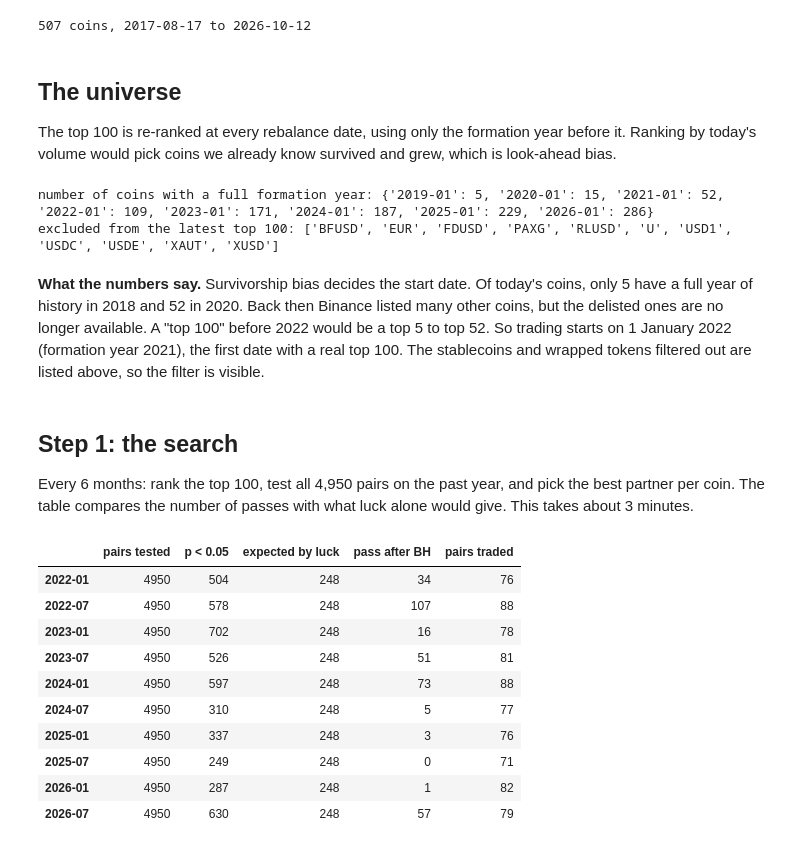
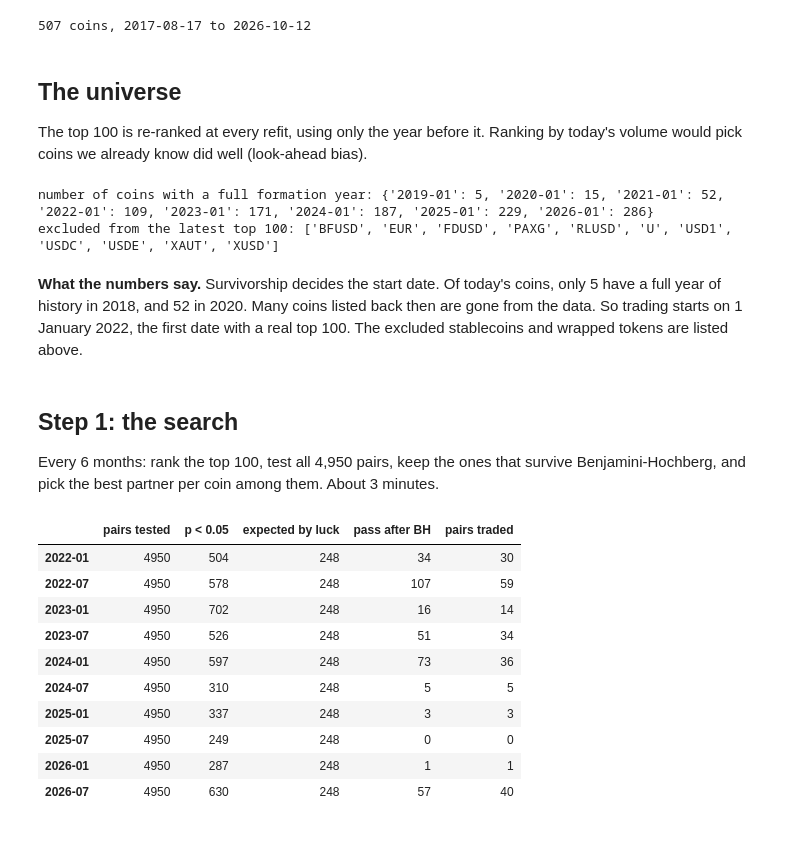
Before and after one commit to Christopher257/Crypto-cointegration-arbitrage, a Jupyter notebook: crypto_stat_arb.ipynb, the cells around one changed output. Cells and saved outputs as stored; diff of their text form; code cells hidden in the pictures.

```diff
--- a/crypto_stat_arb.ipynb
+++ b/crypto_stat_arb.ipynb
@@ -194,9 +206,8 @@ print(f"{px.shape[1]} coins, {px.index.min():%Y-%m-%d} to {px.index.max():%Y-%m-
 # %% [markdown]
 ## The universe
 
-The top 100 is re-ranked at every rebalance date, using only the formation year before it.
-Ranking by today's volume would pick coins we already know survived and grew, which is
-look-ahead bias.
+The top 100 is re-ranked at every refit, using only the year before it. Ranking by today's
+volume would pick coins we already know did well (look-ahead bias).
 # %%
 STABLE = {"USDC", "BUSD", "TUSD", "FDUSD", "DAI", "USDP", "PAX", "UST", "USDE", "XUSD", "USD1", "PYUSD",
           "RLUSD", "BFUSD", "AEUR", "EUR", "EURI", "GBP", "AUD", "TRY", "BRL", "SUSD", "U"}
@@ -224,17 +235,15 @@ print("excluded from the latest top 100:", sorted(excluded))
 number of coins with a full formation year: {'2019-01': 5, '2020-01': 15, '2021-01': 52, '2022-01': 109, '2023-01': 171, '2024-01': 187, '2025-01': 229, '2026-01': 286}
 excluded from the latest top 100: ['BFUSD', 'EUR', 'FDUSD', 'PAXG', 'RLUSD', 'U', 'USD1', 'USDC', 'USDE', 'XAUT', 'XUSD']
 # %% [markdown]
-**What the numbers say.** Survivorship bias decides the start date. Of today's coins, only 5
-have a full year of history in 2018 and 52 in 2020. Back then Binance listed many other
-coins, but the delisted ones are no longer available. A "top 100" before 2022 would be a top 5
-to top 52. So trading starts on 1 January 2022 (formation year 2021), the first date with a
-real top 100. The stablecoins and wrapped tokens filtered out are listed above, so the filter is visible.
+**What the numbers say.** Survivorship decides the start date. Of today's coins, only 5 have
+a full year of history in 2018, and 52 in 2020. Many coins listed back then are gone from the
+data. So trading starts on 1 January 2022, the first date with a real top 100. The excluded
+stablecoins and wrapped tokens are listed above.
 # %% [markdown]
 ## Step 1: the search
 
-Every 6 months: rank the top 100, test all 4,950 pairs on the past year, and pick the best
-partner per coin. The table compares the number of passes with what luck alone would give.
-This takes about 3 minutes.
+Every 6 months: rank the top 100, test all 4,950 pairs, keep the ones that survive
+Benjamini-Hochberg, and pick the best partner per coin among them. About 3 minutes.
 # %%
 def test_pairs(coins, start):
     """Engle-Granger cointegration test of every pair of coins over the formation year."""
@@ -244,50 +253,56 @@ def test_pairs(coins, start):
         both = logp[[y, x]].dropna()
         stat, p, _ = coint(both[y], both[x])
         rows.append((y, x, stat, p))
     return pd.DataFrame(rows, columns=["y", "x", "stat", "p"])
 
 
 def pick_pairs(tests):
-    """For each coin, its partner with the most negative test statistic, if p < ALPHA."""
-    passed = tests[tests["p"] < ALPHA]
+    """For each coin, its partner with the most negative test statistic, among the pairs that pass BH."""
+    passed = tests.nsmallest(bh_passes(tests["p"]), "p")
     best = set()
     for coin in set(passed["y"]) | set(passed["x"]):
         mine = passed[(passed["y"] == coin) | (passed["x"] == coin)]
         best.add(tuple(mine.loc[mine["stat"].idxmin(), ["y", "x"]]))
     return sorted(best)
 
 
 def bh_passes(p):
     """Number of tests that pass Benjamini-Hochberg at ALPHA (false discovery rate)."""
     p = np.sort(p)
     ok = np.nonzero(p <= ALPHA * np.arange(1, len(p) + 1) / len(p))[0]
     return ok[-1] + 1 if len(ok) else 0
 
 
-periods = []
-for start in starts:
-    end = min(start + REBALANCE - pd.Timedelta(days=1), px.index[-1])
-    coins = top_coins(start)
-    tests = test_pairs(coins, start)
-    periods.append({"start": start, "end": end, "coins": coins, "tests": tests, "pairs": pick_pairs(tests)})
+def search():
+    """Every 6 months: rank the top 100, test all their pairs, keep the best partner per coin."""
+    periods = []
+    for start in starts:
+        end = min(start + REBALANCE - pd.Timedelta(days=1), px.index[-1])
+        coins = top_coins(start)
+        tests = test_pairs(coins, start)
+        periods.append({"start": start, "end": end, "coins": coins, "tests": tests, "pairs": pick_pairs(tests)})
+    return periods
 
-search = pd.DataFrame([{
+
+periods = search()
+
+search_table = pd.DataFrame([{
     "pairs tested": len(p["tests"]),
     "p < 0.05": (p["tests"]["p"] < ALPHA).sum(),
     "expected by luck": round(ALPHA * len(p["tests"])),
     "pass after BH": bh_passes(p["tests"]["p"]),
     "pairs traded": len(p["pairs"]),
 } for p in periods], index=[f"{p['start']:%Y-%m}" for p in periods])
-search
+search_table
 # %% [output]
 |  | pairs tested | p < 0.05 | expected by luck | pass after BH | pairs traded |
-| 2022-01 | 4950 | 504 | 248 | 34 | 76 |
-| 2022-07 | 4950 | 578 | 248 | 107 | 88 |
-| 2023-01 | 4950 | 702 | 248 | 16 | 78 |
-| 2023-07 | 4950 | 526 | 248 | 51 | 81 |
-| 2024-01 | 4950 | 597 | 248 | 73 | 88 |
-| 2024-07 | 4950 | 310 | 248 | 5 | 77 |
-| 2025-01 | 4950 | 337 | 248 | 3 | 76 |
-| 2025-07 | 4950 | 249 | 248 | 0 | 71 |
-| 2026-01 | 4950 | 287 | 248 | 1 | 82 |
-| 2026-07 | 4950 | 630 | 248 | 57 | 79 |
+| 2022-01 | 4950 | 504 | 248 | 34 | 30 |
+| 2022-07 | 4950 | 578 | 248 | 107 | 59 |
+| 2023-01 | 4950 | 702 | 248 | 16 | 14 |
+| 2023-07 | 4950 | 526 | 248 | 51 | 34 |
+| 2024-01 | 4950 | 597 | 248 | 73 | 36 |
+| 2024-07 | 4950 | 310 | 248 | 5 | 5 |
+| 2025-01 | 4950 | 337 | 248 | 3 | 3 |
+| 2025-07 | 4950 | 249 | 248 | 0 | 0 |
+| 2026-01 | 4950 | 287 | 248 | 1 | 1 |
+| 2026-07 | 4950 | 630 | 248 | 57 | 40 |
```
Also changed, not shown: parts of 44 cells of this notebook, 1 other file.
